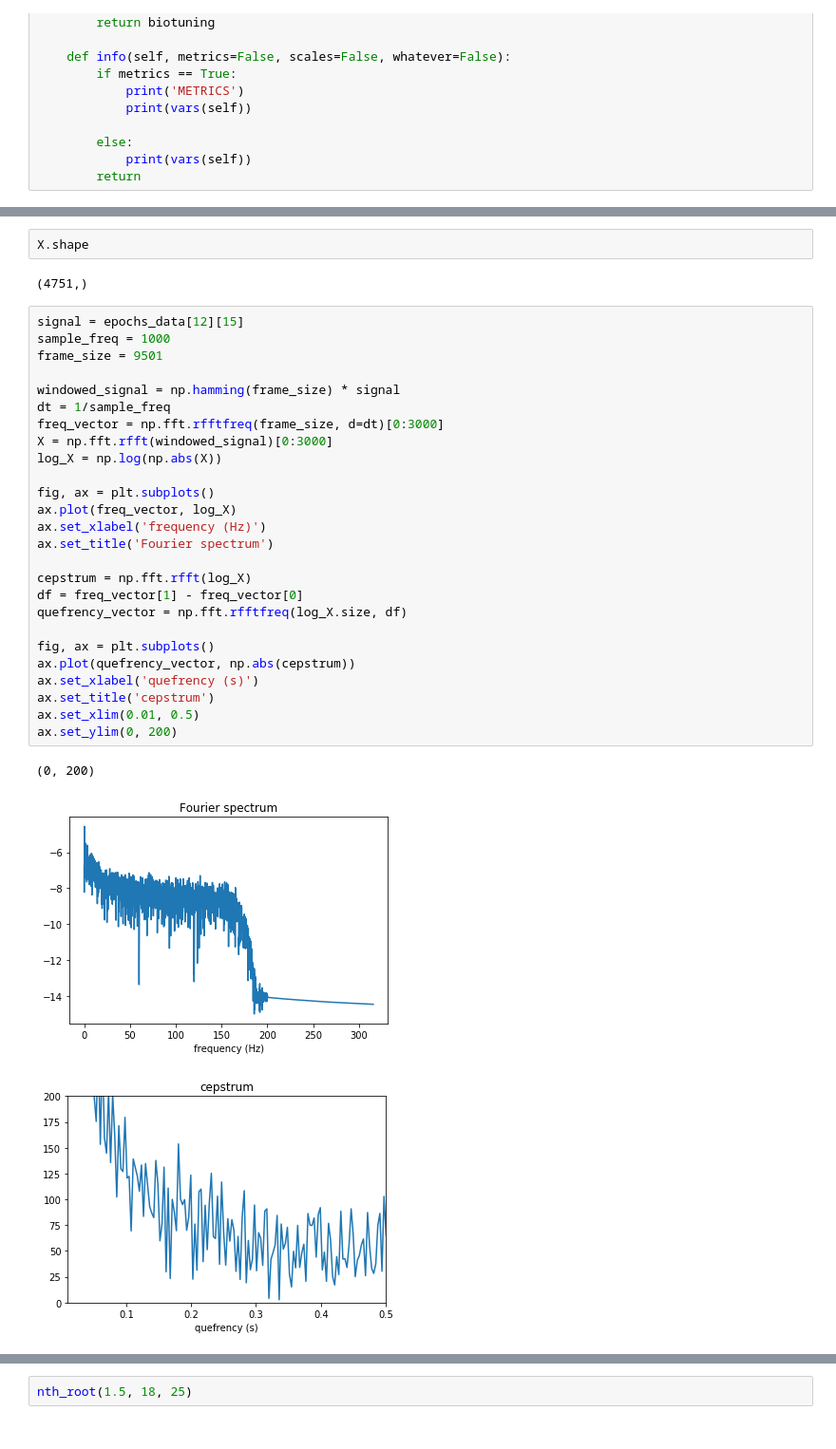
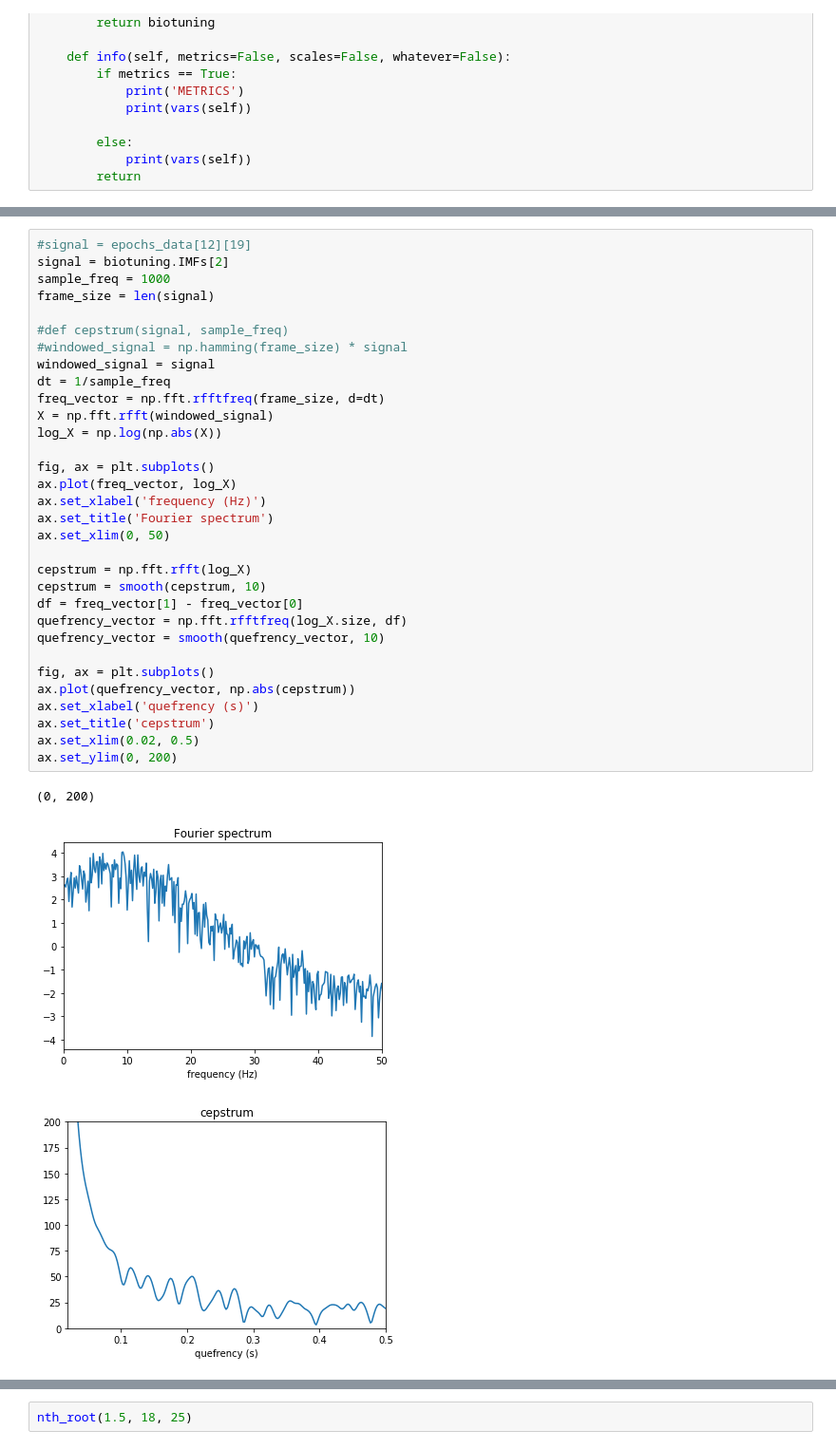
Before and after one commit to AntoineBellemare/biotuner, a Jupyter notebook: biotuner_object.ipynb, the cells around one changed output, grey strips where cells are left out. Shown at 95% size. Drawn from its saved outputs; the diff is of its cells as text.

```diff
--- a/biotuner_object.ipynb
+++ b/biotuner_object.ipynb
@@ -454,34 +451,36 @@ num
-# %%
-X.shape
-# %% [output]
-(4751,)
 # %%
-signal = epochs_data[12][15]
+#signal = epochs_data[12][19]
+signal = biotuning.IMFs[2]
 sample_freq = 1000
-frame_size = 9501
+frame_size = len(signal)
 
-windowed_signal = np.hamming(frame_size) * signal
+#def cepstrum(signal, sample_freq)
+#windowed_signal = np.hamming(frame_size) * signal
+windowed_signal = signal
 dt = 1/sample_freq
-freq_vector = np.fft.rfftfreq(frame_size, d=dt)[0:3000]
-X = np.fft.rfft(windowed_signal)[0:3000]
+freq_vector = np.fft.rfftfreq(frame_size, d=dt)
+X = np.fft.rfft(windowed_signal)
 log_X = np.log(np.abs(X))
 
 fig, ax = plt.subplots()
 ax.plot(freq_vector, log_X)
 ax.set_xlabel('frequency (Hz)')
 ax.set_title('Fourier spectrum')
+ax.set_xlim(0, 50)
 
 cepstrum = np.fft.rfft(log_X)
+cepstrum = smooth(cepstrum, 10)
 df = freq_vector[1] - freq_vector[0]
 quefrency_vector = np.fft.rfftfreq(log_X.size, df)
+quefrency_vector = smooth(quefrency_vector, 10)
 
 fig, ax = plt.subplots()
 ax.plot(quefrency_vector, np.abs(cepstrum))
 ax.set_xlabel('quefrency (s)')
 ax.set_title('cepstrum')
-ax.set_xlim(0.01, 0.5)
+ax.set_xlim(0.02, 0.5)
 ax.set_ylim(0, 200)
 # %% [output]
 (0, 200)
-[figure, old version]
+[figure, new version]
-[figure, old version]
+[figure, new version]
```
Also changed, not shown: parts of 9 cells of this notebook.
